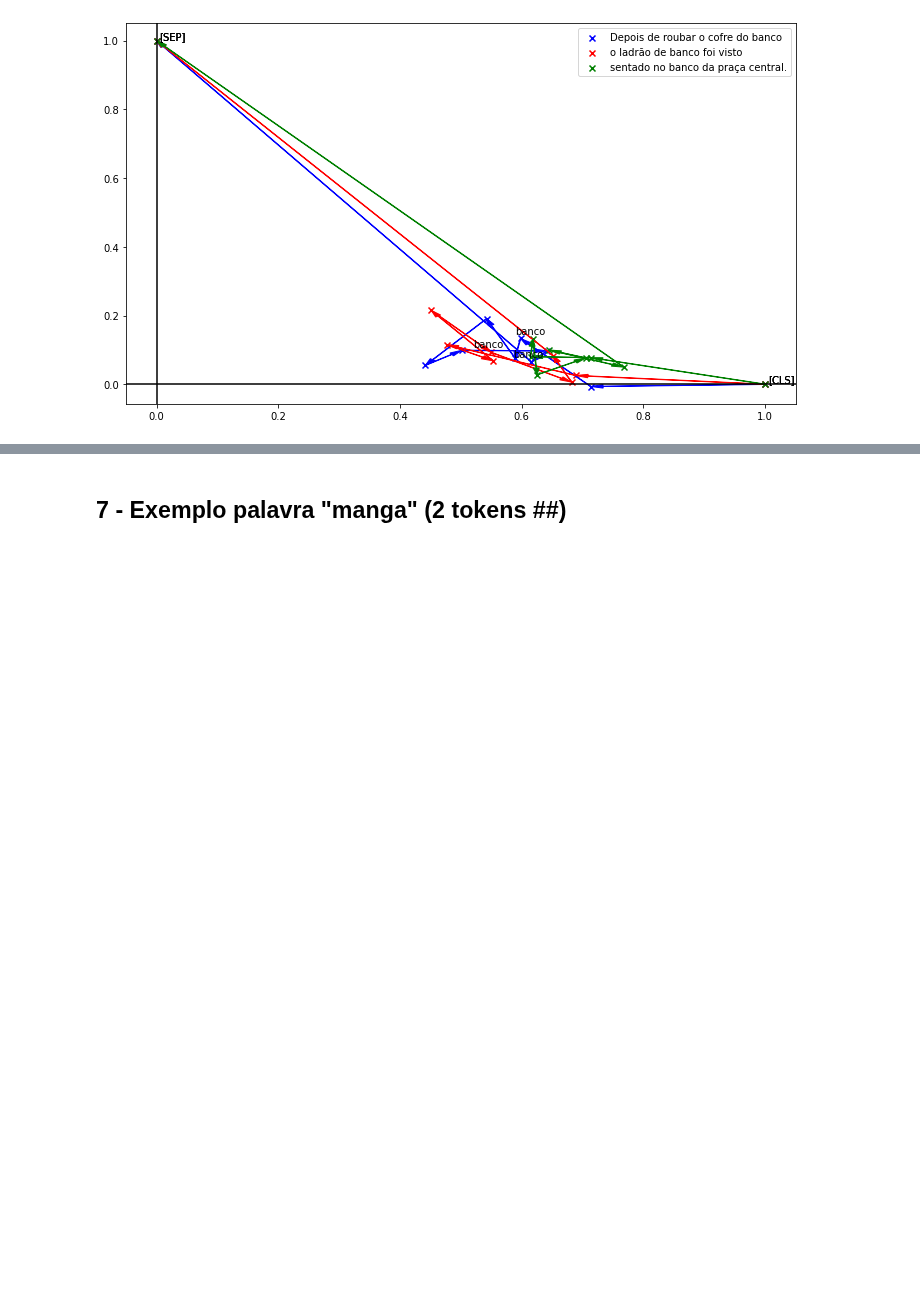
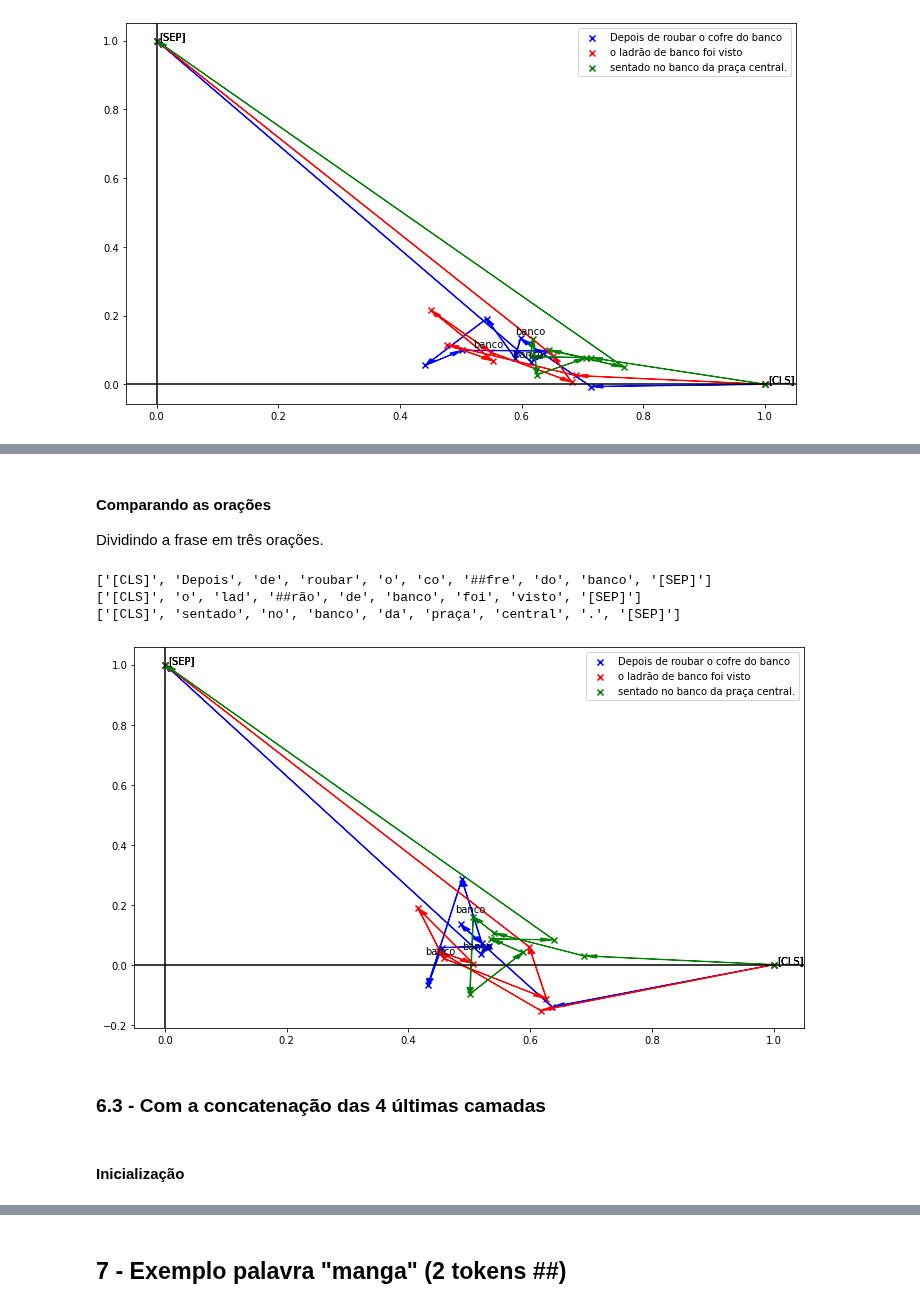
Before and after one commit to osmarbraz/exemplos_BERT, a Jupyter notebook: ExemplosWordEmbeddingContextualBERT_pt_br.ipynb, the cells around one changed output, grey strips where cells are left out. Saved outputs shown, nothing was run; the diff lists cells and outputs as text; code cells hidden in the pictures; blank space fills up the shorter version.

```diff
--- a/ExemplosWordEmbeddingContextualBERT_pt_br.ipynb
+++ b/ExemplosWordEmbeddingContextualBERT_pt_br.ipynb
@@ -582,0 +1116,41 @@ plt.show()
+# %% [markdown]
+#### Comparando as orações
+
+Dividindo a frase em três orações.
+# %%
+texto = ["Depois de roubar o cofre do banco","o ladrão de banco foi visto","sentado no banco da praça central."]
+colors = ['blue', 'red', 'green']
+
+# Aumenta o tamanho da plotagem do gráfico
+plt.figure(figsize=(12,7))
+plt.axhline(color='black')
+plt.axvline(color='black')
+for n,frase in enumerate(texto):
+    Wp, tokens = getEmbeddingsVisualSoma4UltimasCamadas(frase, model, tokenizer)
+    print(tokens)
+    plt.scatter(Wp[0,:], Wp[1,:], color=colors[n], marker='x', label=frase)
+    rX = max(Wp[0,:])-min(Wp[0,:])
+    rY = max(Wp[1,:])-min(Wp[1,:])
+    rM = max(rX, rY)
+    eps = 0.005
+    eps2 = 0.005
+    for i, token in enumerate(tokens):
+        if token in ['[CLS]', '[SEP]']:
+            plt.annotate(token, (Wp[0,i]+rX*eps, Wp[1,i]+rX*eps))
+        if token == 'banco':
+            plt.annotate(token, (Wp[0,i]+rX*eps*-6, Wp[1,i]+rX*eps*3))
+        if i>0:
+            plt.arrow(Wp[0,i-1],Wp[1,i-1], Wp[0,i]-Wp[0,i-1], Wp[1,i]-Wp[1,i-1], color=colors[n], head_length=rM*eps2*4, head_width=rM*eps2*2, length_includes_head=True)
+plt.legend()
+
+# Mostra o gráfico
+plt.show()
+# %% [output]
+['[CLS]', 'Depois', 'de', 'roubar', 'o', 'co', '##fre', 'do', 'banco', '[SEP]']
+['[CLS]', 'o', 'lad', '##rão', 'de', 'banco', 'foi', 'visto', '[SEP]']
+['[CLS]', 'sentado', 'no', 'banco', 'da', 'praça', 'central', '.', '[SEP]']
+[figure, added]
+# %% [markdown]
+### 6.3 - Com a concatenação das 4 últimas camadas
+# %% [markdown]
+#### Inicialização
```
Also changed, not shown: parts of 132 cells of this notebook.
